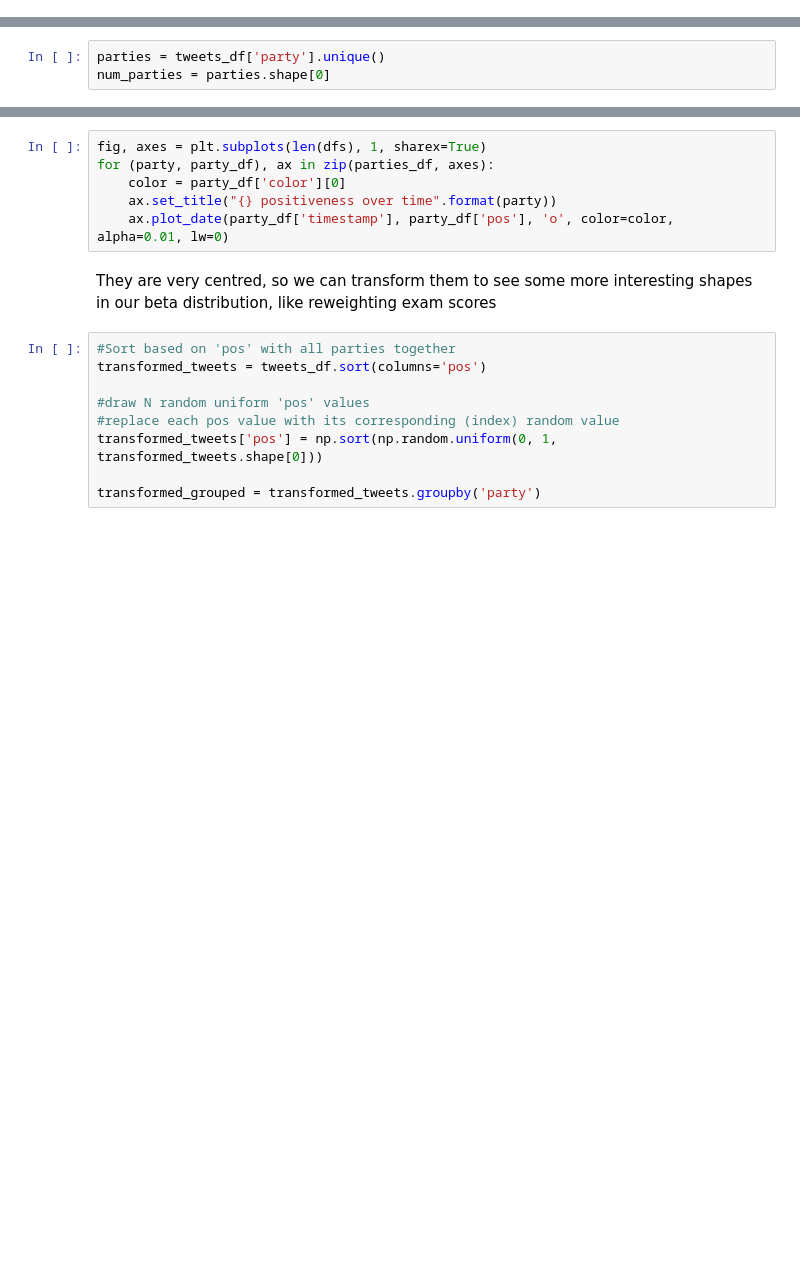
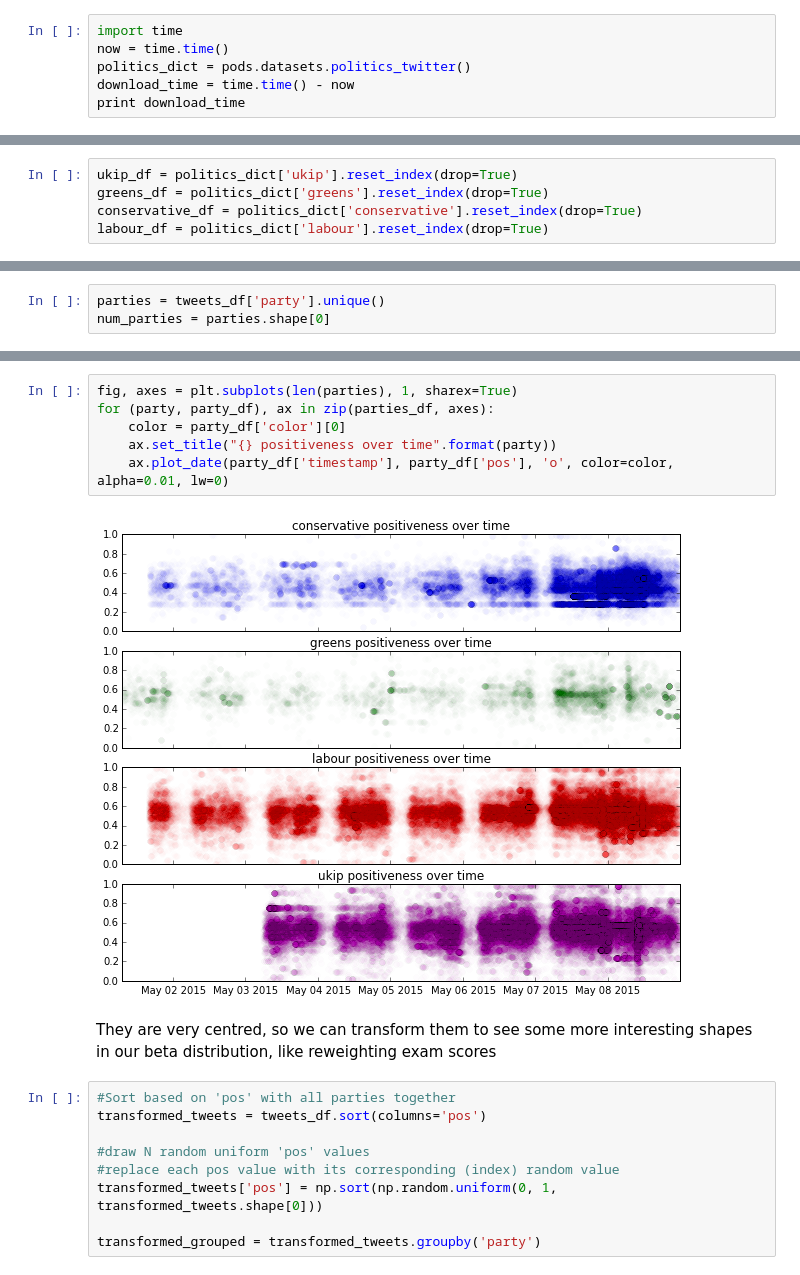
Before and after one commit to SheffieldML/ChainedGP, a Jupyter notebook: chained_gp/notebooks/PoliticsTweets.ipynb, the cells around one changed output, grey strips where cells are left out. Saved outputs shown, nothing was run; the diff lists cells and outputs as text; blank space fills up the shorter version.

Commit message:
Added politics notebook

```diff
--- a/chained_gp/notebooks/PoliticsTweets.ipynb
+++ b/chained_gp/notebooks/PoliticsTweets.ipynb
@@ -36,0 +41,6 @@ dfs = [(ukip_df, 'ukip', 'm'), (greens_df, 'greens', 'g'),
+# %%
+import time
+now = time.time()
+politics_dict = pods.datasets.politics_twitter()
+download_time = time.time() - now
+print download_time
@@ -37,3 +53,8 @@ dfs = [(ukip_df, 'ukip', 'm'), (greens_df, 'greens', 'g'),
+# %%
+ukip_df = politics_dict['ukip'].reset_index(drop=True)
+greens_df = politics_dict['greens'].reset_index(drop=True)
+conservative_df = politics_dict['conservative'].reset_index(drop=True)
+labour_df = politics_dict['labour'].reset_index(drop=True)
 # %%
 #Merge all the dataframes
 ukip_df['party'] = 'ukip'
@@ -97,9 +153,11 @@ plt.legend()
 # %%
-fig, axes = plt.subplots(len(dfs), 1, sharex=True)
+fig, axes = plt.subplots(len(parties), 1, sharex=True)
 for (party, party_df), ax in zip(parties_df, axes):
     color = party_df['color'][0]
     ax.set_title("{} positiveness over time".format(party))
     ax.plot_date(party_df['timestamp'], party_df['pos'], 'o', color=color, alpha=0.01, lw=0)
+# %% [output]
+[figure, added]
 # %% [markdown]
 They are very centred, so we can transform them to see some more interesting shapes in our beta distribution, like reweighting exam scores
 # %%
```
Also changed, not shown: parts of 36 cells of this notebook.
